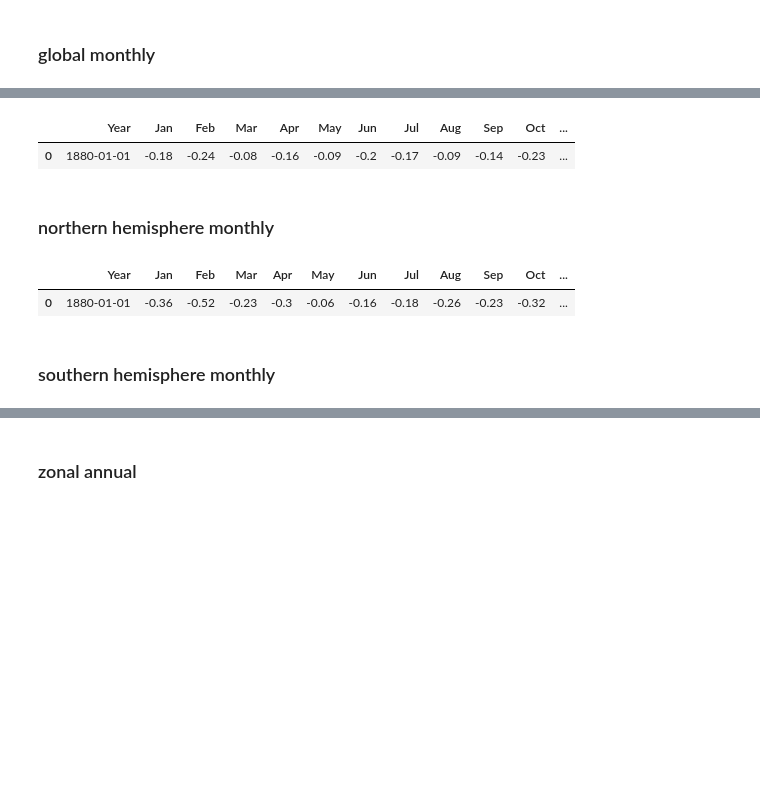
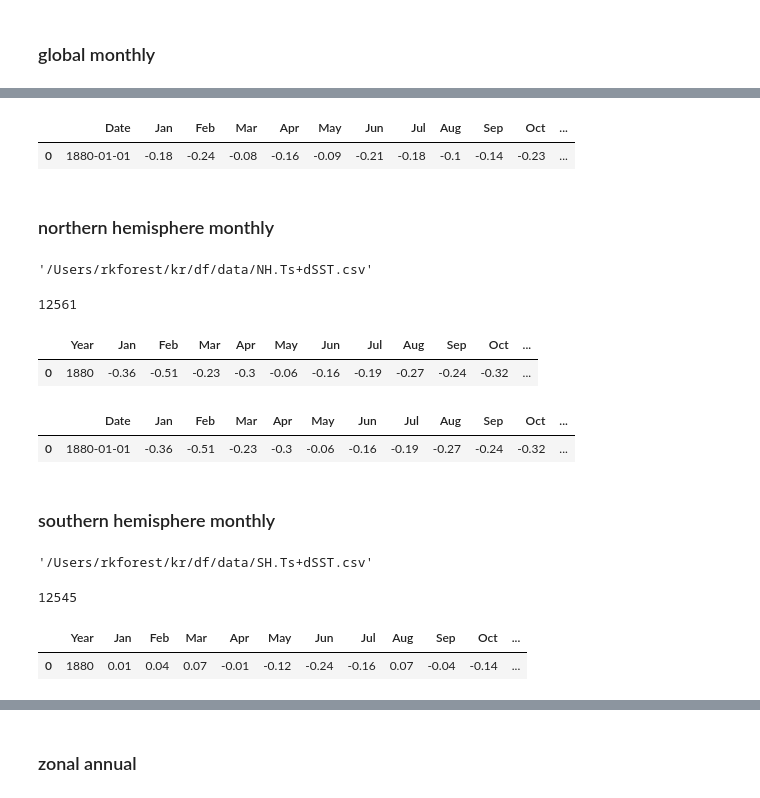
Before and after one commit to rkforest/kr-df, a Jupyter notebook: kr-pandas-dataframe.ipynb, the cells around one changed output, grey strips where cells are left out. Drawn from its saved outputs; the diff is of its cells as text; code cells hidden in the pictures; blank space fills up the shorter version.

Commit message:
download and restructure giss data

```diff
--- a/kr-pandas-dataframe.ipynb
+++ b/kr-pandas-dataframe.ipynb
@@ -40,8 +46,6 @@ import seaborn as sns
 ### directories
 # %%
 home_dir = home_dir = os.path.expanduser("~")
-work_dir = os.path.join(home_dir, 'kr')
-data_dir = os.path.join(home_dir, 'kr', 'data')
-save_dir = os.path.join(home_dir, 'kr', 'save')
-os.chdir(work_dir)
-os.getcwd()
+work_dir = os.path.join(home_dir, 'kr', 'df')
+data_dir = os.path.join(home_dir, 'kr', 'df', 'data')
+save_dir = os.path.join(home_dir, 'kr', 'df', 'save')
@@ -171,34 +199,70 @@ dfg = pd.read_csv(file_path,
                   #index_col=0, # can use either  = 0, = 'Year'
                   na_values=['***'],
                   nrows=150)
-dfg['Id'] = file_id
+dfg = dfg.rename(columns={'Year': 'Date'})
+dfg['Zone'] = file_id
 dfg.head(1)
 # %% [output]
-|  | Year | Jan | Feb | Mar | Apr | May | Jun | Jul | Aug | Sep | Oct | ... |
-| 0 | 1880-01-01 | -0.18 | -0.24 | -0.08 | -0.16 | -0.09 | -0.2 | -0.17 | -0.09 | -0.14 | -0.23 | ... |
+|  | Date | Jan | Feb | Mar | Apr | May | Jun | Jul | Aug | Sep | Oct | ... |
+| 0 | 1880-01-01 | -0.18 | -0.24 | -0.08 | -0.16 | -0.09 | -0.21 | -0.18 | -0.1 | -0.14 | -0.23 | ... |
 # %% [markdown]
 ### northern hemisphere monthly
+# %%
+file_id = "NH"
+file_name = file_id + ".Ts+dSST.csv"
+file_url = giss_url + file_name
+file_path = os.path.join(data_dir, file_name)
+file_path
+# %% [output]
+'/Users/rkforest/kr/df/data/NH.Ts+dSST.csv'
+# %%
+# download file_url and save to file_path
+r = requests.get(file_url)
+open(file_path, 'wb').write(r.content)
+# %% [output]
+12561
+# %%
+dfn = pd.read_csv(file_path, skiprows=1) # initial read for columns
+dfn.head(1)
+# %% [output]
+|  | Year | Jan | Feb | Mar | Apr | May | Jun | Jul | Aug | Sep | Oct | ... |
+| 0 | 1880 | -0.36 | -0.51 | -0.23 | -0.3 | -0.06 | -0.16 | -0.19 | -0.27 | -0.24 | -0.32 | ... |
 # %%
-file_id = "NH"
-file_name = file_id + ".Ts+dSST.csv"
-file_url = giss_url + file_name
-file_hash = '78d142ec78fb62b45f6910a63559693d858b356a401af8f9dd4359cc735a14c4'
-file_path = pooch.retrieve(url=file_url,
-                           known_hash=file_hash)
-cols_to_import = dfg.columns[0:13]; # start to end+1
+cols_to_import = dfn.columns[0:13]; # start to end+1
 dfn = pd.read_csv(file_path,
                   skiprows=1,
                   sep=',',
                   usecols=cols_to_import,
                   parse_dates=['Year'],
                   #index_col=0, # can use either  = 0, = 'Year'
                   na_values=['***'],
                   nrows=150)
-dfn['Id'] = file_id
+dfn = dfn.rename(columns={'Year': 'Date'})
+dfn['Zone'] = file_id
 dfn.head(1)
 # %% [output]
-|  | Year | Jan | Feb | Mar | Apr | May | Jun | Jul | Aug | Sep | Oct | ... |
-| 0 | 1880-01-01 | -0.36 | -0.52 | -0.23 | -0.3 | -0.06 | -0.16 | -0.18 | -0.26 | -0.23 | -0.32 | ... |
+|  | Date | Jan | Feb | Mar | Apr | May | Jun | Jul | Aug | Sep | Oct | ... |
+| 0 | 1880-01-01 | -0.36 | -0.51 | -0.23 | -0.3 | -0.06 | -0.16 | -0.19 | -0.27 | -0.24 | -0.32 | ... |
 # %% [markdown]
 ### southern hemisphere monthly
+# %%
+file_id = "SH"
+file_name = file_id + ".Ts+dSST.csv"
+file_url = giss_url + file_name
+file_path = os.path.join(data_dir, file_name)
+file_path
+# %% [output]
+'/Users/rkforest/kr/df/data/SH.Ts+dSST.csv'
+# %%
+# download file_url and save to file_path
+r = requests.get(file_url)
+open(file_path, 'wb').write(r.content)
+# %% [output]
+12545
+# %%
+dfs = pd.read_csv(file_path, skiprows=1) # initial read for columns
+dfs.head(1)
+# %% [output]
+|  | Year | Jan | Feb | Mar | Apr | May | Jun | Jul | Aug | Sep | Oct | ... |
+| 0 | 1880 | 0.01 | 0.04 | 0.07 | -0.01 | -0.12 | -0.24 | -0.16 | 0.07 | -0.04 | -0.14 | ... |
 # %%
```
Also changed, not shown: parts of 142 cells of this notebook, 7 other files.
